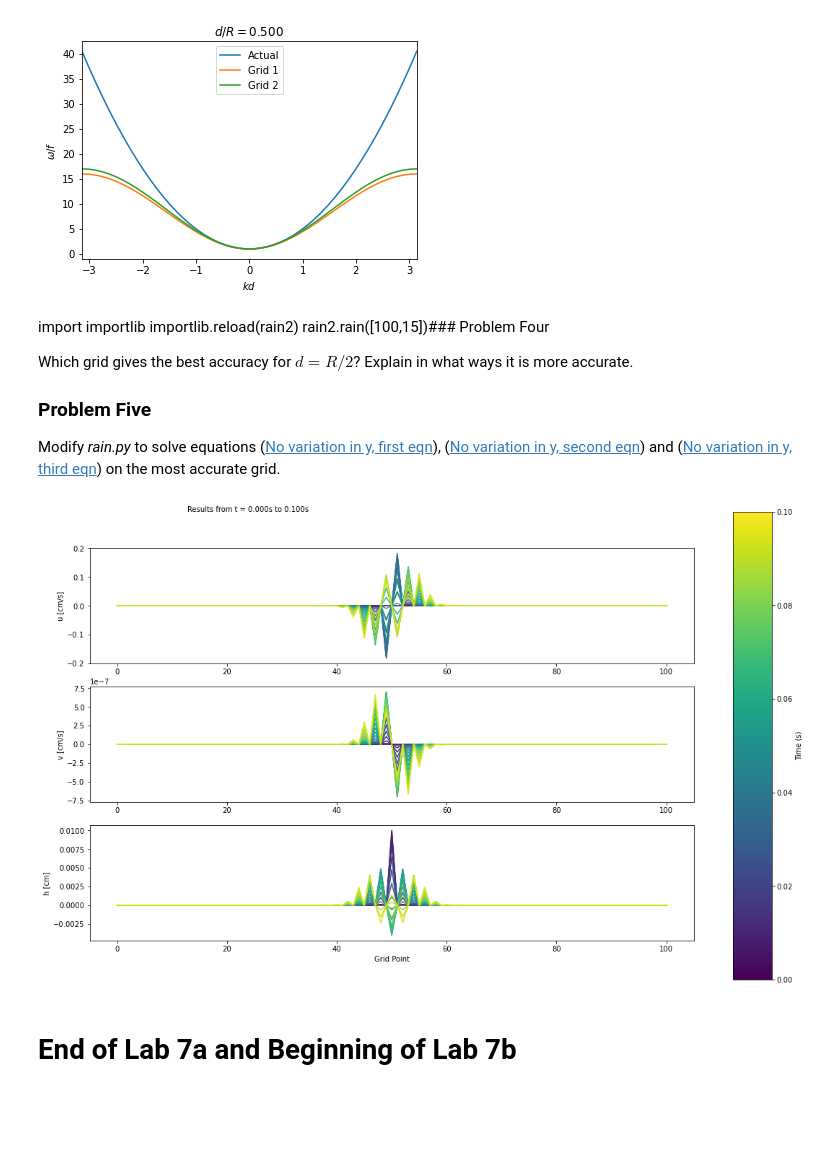
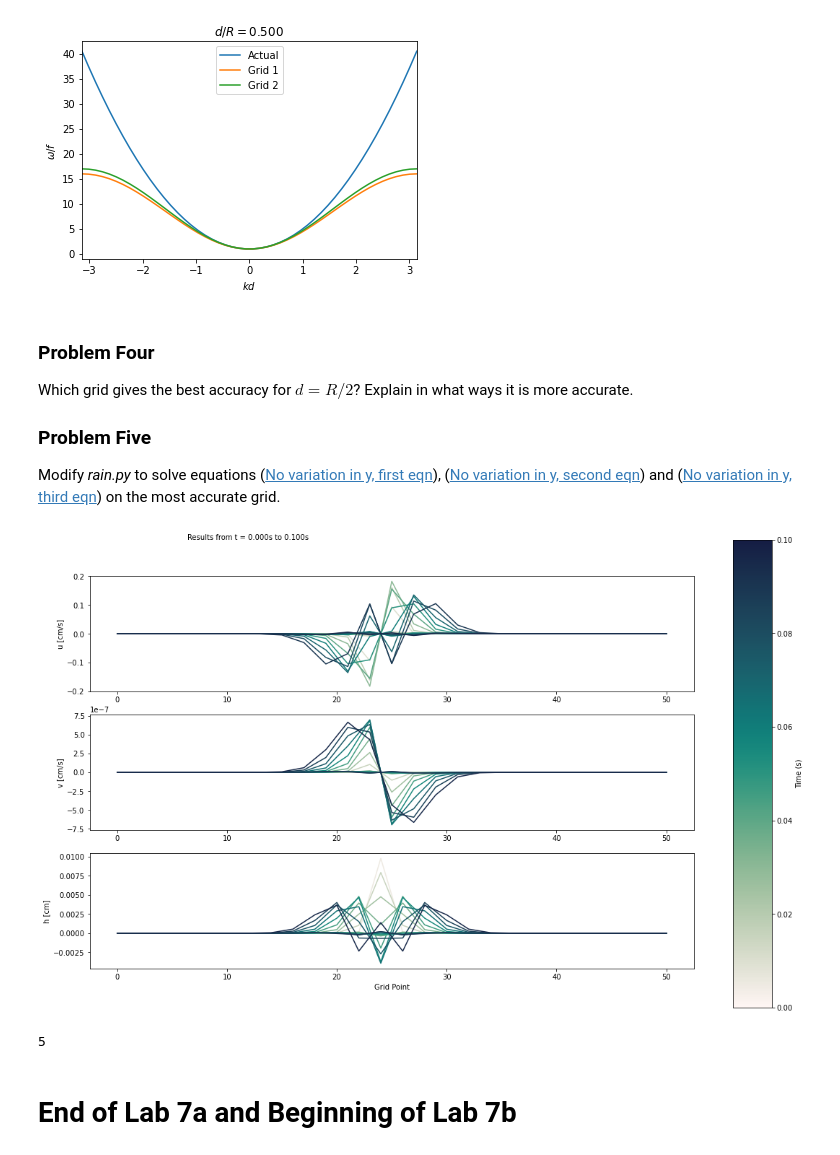
Before and after one commit to JoseEOAS/numeric_2022, a Jupyter notebook: notebooks/lab7/01-lab7-Jvalenti.ipynb, the cells around one changed output. Cells and saved outputs as stored; diff of their text form; code cells hidden in the pictures; blank space fills up the shorter version.

```diff
--- a/notebooks/lab7/01-lab7-Jvalenti.ipynb
+++ b/notebooks/lab7/01-lab7-Jvalenti.ipynb
@@ -890,9 +882,7 @@ accuracy2d.main(0.5)
 # %% [output]
 [figure]
 # %% [markdown]
-import importlib
-importlib.reload(rain2)
-rain2.rain([100,15])### Problem Four
+### Problem Four
 
 [lab7:prob:accurate]:(#Problem-Four)
 
@@ -909,9 +899,13 @@ grid.
 # %%
 import importlib
 importlib.reload(rain2)
-rain2.rain([100,101])
+rain2.rain([100,51])
 # %% [output]
-[figure, old version]
+[figure, new version]
+# %%
+11//2
+# %% [output]
+5
 # %% [markdown]
 # End of Lab 7a and Beginning of Lab 7b #
 # %% [markdown]
```
Also changed, not shown: parts of 4 cells of this notebook, 1 other file.
